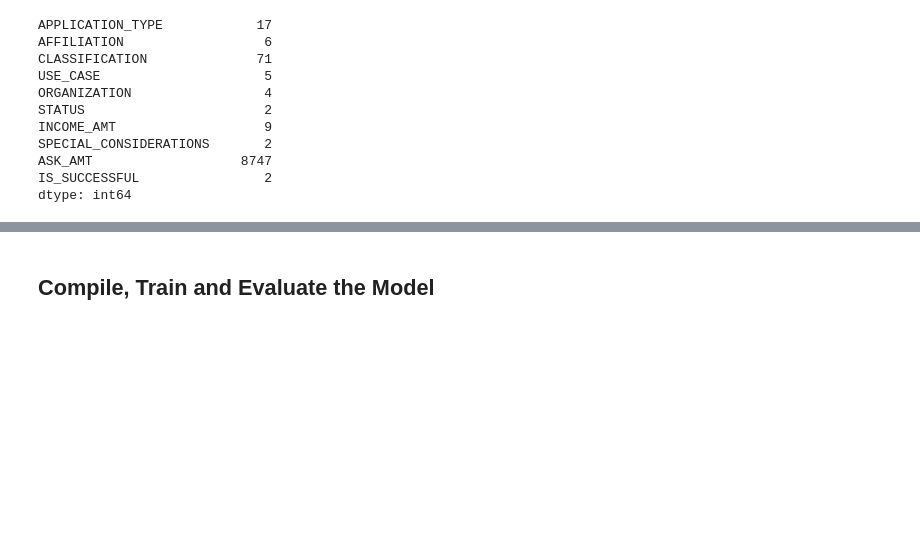
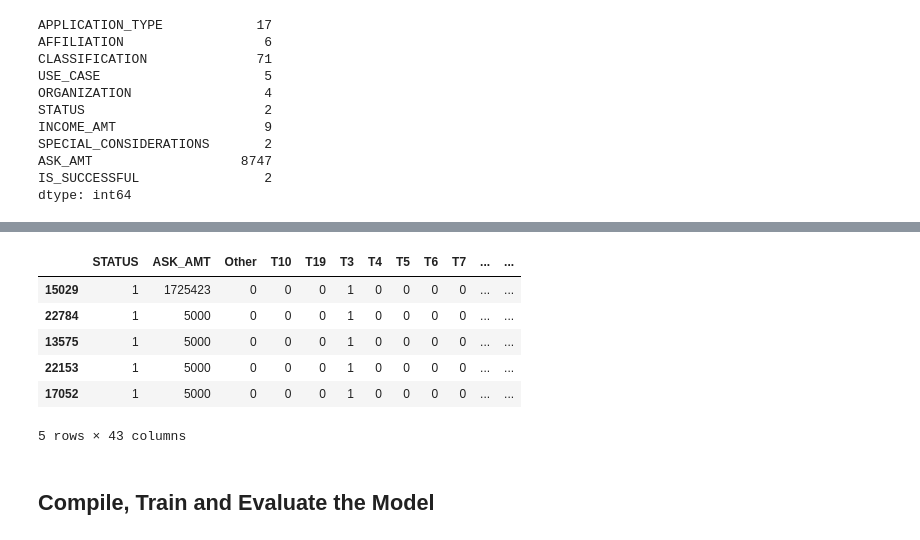
Before and after one commit to JCovarrubias236/deep-learning-challenge, a Jupyter notebook: Starter_Code.ipynb, the cells around one changed output, grey strips where cells are left out. Drawn from its saved outputs; the diff is of its cells as text; code cells hidden in the pictures; blank space fills up the shorter version.

Commit message:
Completed the data preprocessing. and the deep neural network model. I exported the model into the H5 file.

```diff
--- a/Starter_Code.ipynb
+++ b/Starter_Code.ipynb
@@ -61,7 +62,7 @@ Name: APPLICATION_TYPE, dtype: int64
 # %%
-# Choose a cutoff value and create a list of application types to be replaced
+# Choose a cutoff value (100) and create a list of application types to be replaced
 # use the variable name `application_types_to_replace`
-#  YOUR CODE GOES HERE
+application_types_to_replace = ['T9','T13', 'T12', 'T2', 'T25', 'T14', 'T29', 'T15', 'T17']
 
 # Replace in dataframe
 for app in application_types_to_replace:
@@ -120,7 +123,13 @@ Name: CLASSIFICATION, dtype: int64
 # %%
 # Choose a cutoff value and create a list of classifications to be replaced
 # use the variable name `classifications_to_replace`
-#  YOUR CODE GOES HERE
+classifications_to_replace = ['C7000','C4000','C5000','C1270','C2700','C2800','C7100','C1300','C1280','C1230',
+                              'C1400','C7200','C2300','C1240','C8000','C7120','C1500','C1800','C6000','C1250',
+                              'C8200','C1238','C1278','C1235','C1237','C7210','C2400','C1720','C4100','C1257',
+                              'C1600','C1260','C2710','C0','C3200','C1234','C1246','C1267','C1256','C1700','C1370',
+                              'C1236''C2190','C4200','C5200','C6100','C2600','C1248','C1580','C1820','C1900','C2570',
+                              'C1283','C3700','C2500','C1570','C2380','C1732','C1728','C2170','C4120','C8210','C4500',
+                              'C1245','C2561','C2150','C1236','C2190']
 
 # Replace in dataframe
 for cls in classifications_to_replace:
@@ -141,0 +149,15 @@ Name: CLASSIFICATION, dtype: int64
+# %%
+# Convert categorical data to numeric with `pd.get_dummies`
+df_app_type_dummies = pd.get_dummies(application_df['APPLICATION_TYPE'], dtype='int')
+df_class_dummies = pd.get_dummies(application_df['CLASSIFICATION'], dtype='int')
+df_affil_dummies = pd.get_dummies(application_df['AFFILIATION'], dtype='int')
+df_usecase_dummies = pd.get_dummies(application_df['USE_CASE'], dtype='int')
+df_organization_dummies = pd.get_dummies(application_df['ORGANIZATION'], dtype='int')
+df_income_dummies = pd.get_dummies(application_df['INCOME_AMT'], dtype='int')
+df_type_dummies = pd.get_dummies(application_df['SPECIAL_CONSIDERATIONS'], dtype='int')
+
+# Concatenate the 'application type' and 'classification' dummies with the application_df
+application_df = pd.concat([application_df, df_app_type_dummies, df_class_dummies, df_affil_dummies, df_usecase_dummies, df_organization_dummies, df_income_dummies, df_type_dummies], axis=1)
+
+# Drop the original 'APPLICATION_TYPE' and 'CLASSIFICATION' columns from the application_df
+application_df = application_df.drop(columns=['APPLICATION_TYPE', 'CLASSIFICATION','AFFILIATION','USE_CASE','ORGANIZATION','INCOME_AMT','SPECIAL_CONSIDERATIONS'])
@@ -142,9 +174,10 @@ Name: CLASSIFICATION, dtype: int64
 # %%
 # Split our preprocessed data into our features and target arrays
-#  YOUR CODE GOES HERE
+X = application_df.drop(columns=['IS_SUCCESSFUL'])
+y = application_df['IS_SUCCESSFUL']
 
 # Split the preprocessed data into a training and testing dataset
-#  YOUR CODE GOES HERE
+X_train, X_test, y_train, y_test = train_test_split(X, y, random_state=1,stratify=y)
 # %%
 # Create a StandardScaler instances
 scaler = StandardScaler()
@@ -155,6 +188,16 @@ X_scaler = scaler.fit(X_train)
 # Scale the data
 X_train_scaled = X_scaler.transform(X_train)
 X_test_scaled = X_scaler.transform(X_test)
+# %%
+X_train.head()
+# %% [output]
+|  | STATUS | ASK_AMT | Other | T10 | T19 | T3 | T4 | T5 | T6 | T7 | ... | ... |
+| 15029 | 1 | 1725423 | 0 | 0 | 0 | 1 | 0 | 0 | 0 | 0 | ... | ... |
+| 22784 | 1 | 5000 | 0 | 0 | 0 | 1 | 0 | 0 | 0 | 0 | ... | ... |
+| 13575 | 1 | 5000 | 0 | 0 | 0 | 1 | 0 | 0 | 0 | 0 | ... | ... |
+| 22153 | 1 | 5000 | 0 | 0 | 0 | 1 | 0 | 0 | 0 | 0 | ... | ... |
+| 17052 | 1 | 5000 | 0 | 0 | 0 | 1 | 0 | 0 | 0 | 0 | ... | ... |
+5 rows × 43 columns
 # %% [markdown]
 ## Compile, Train and Evaluate the Model
 # %%
```
Also changed, not shown: parts of 16 cells of this notebook, 1 other file.
